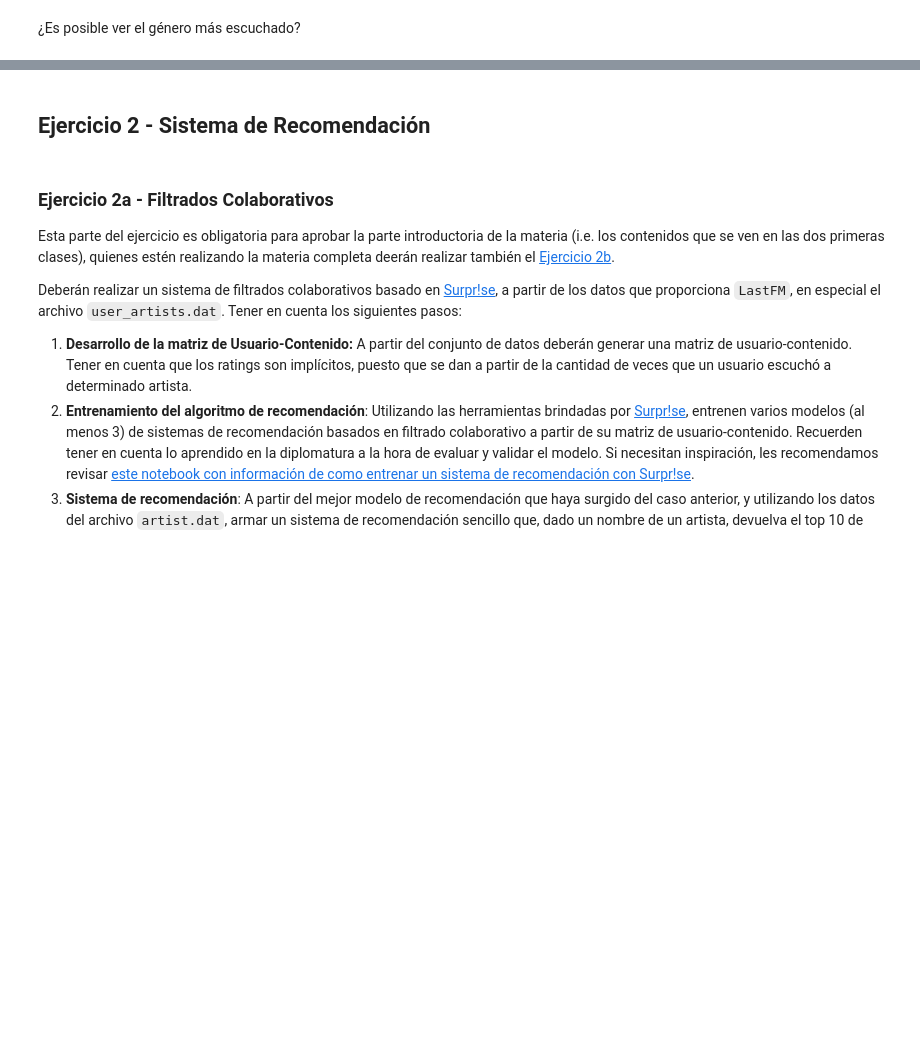
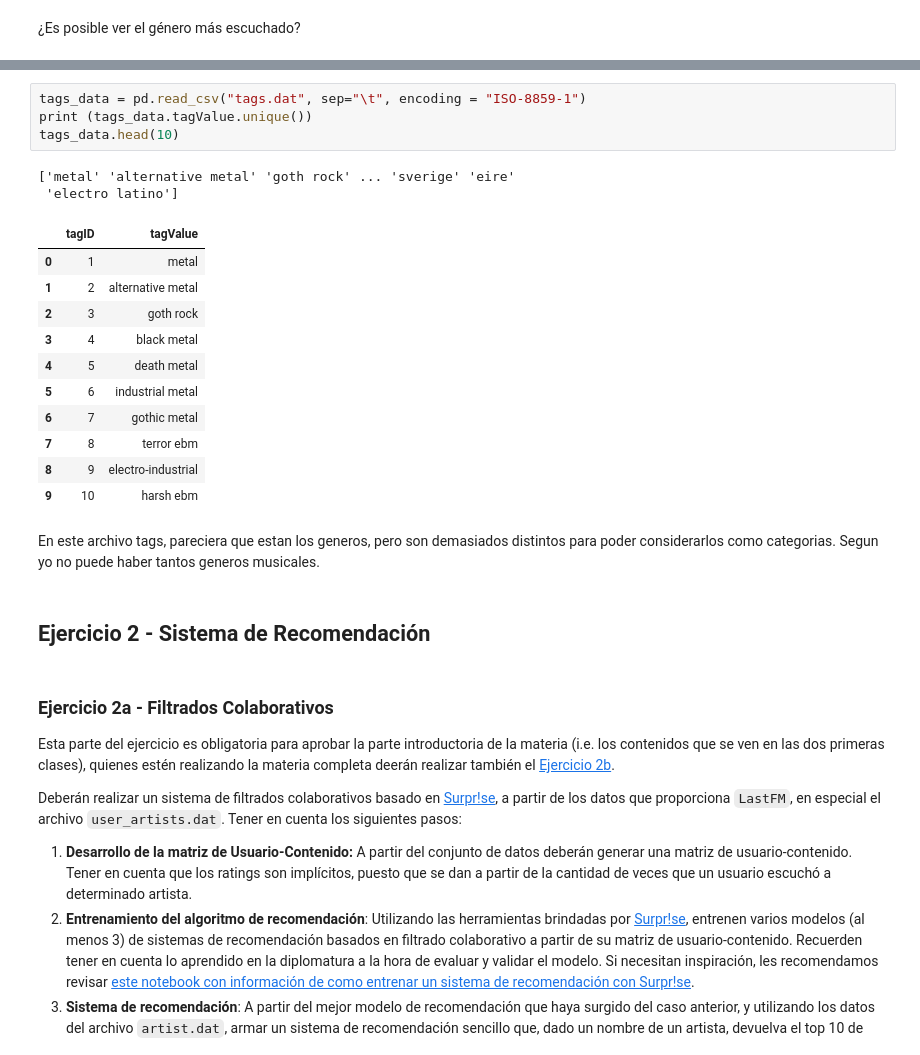
Before and after one commit to fercab24/SistemasDeRecomendacion, a Jupyter notebook: practico.ipynb, the cells around one changed output, grey strips where cells are left out. Cells and saved outputs as stored; diff of their text form; blank space fills up the shorter version.

```diff
--- a/practico.ipynb
+++ b/practico.ipynb
@@ -144,3 +157,23 @@ KeyError: 'userID'
+# %%
+tags_data = pd.read_csv("tags.dat", sep="\t", encoding = "ISO-8859-1")
+print (tags_data.tagValue.unique())
+tags_data.head(10)
+# %% [output]
+['metal' 'alternative metal' 'goth rock' ... 'sverige' 'eire'
+ 'electro latino']
+|  | tagID | tagValue |
+| 0 | 1 | metal |
+| 1 | 2 | alternative metal |
+| 2 | 3 | goth rock |
+| 3 | 4 | black metal |
+| 4 | 5 | death metal |
+| 5 | 6 | industrial metal |
+| 6 | 7 | gothic metal |
+| 7 | 8 | terror ebm |
+| 8 | 9 | electro-industrial |
+| 9 | 10 | harsh ebm |
+# %% [markdown]
+En este archivo tags, pareciera que estan los generos, pero son demasiados distintos para poder considerarlos como categorias. Segun yo no puede haber tantos generos musicales.
 # %% [markdown]
 ## Ejercicio 2 - Sistema de Recomendación
 # %% [markdown]
```
Also changed, not shown: parts of 15 cells of this notebook.
